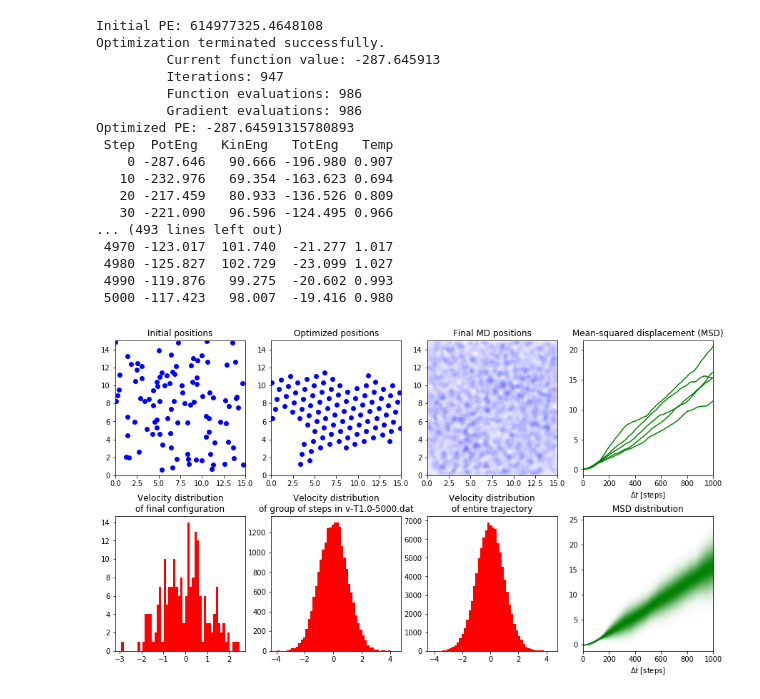
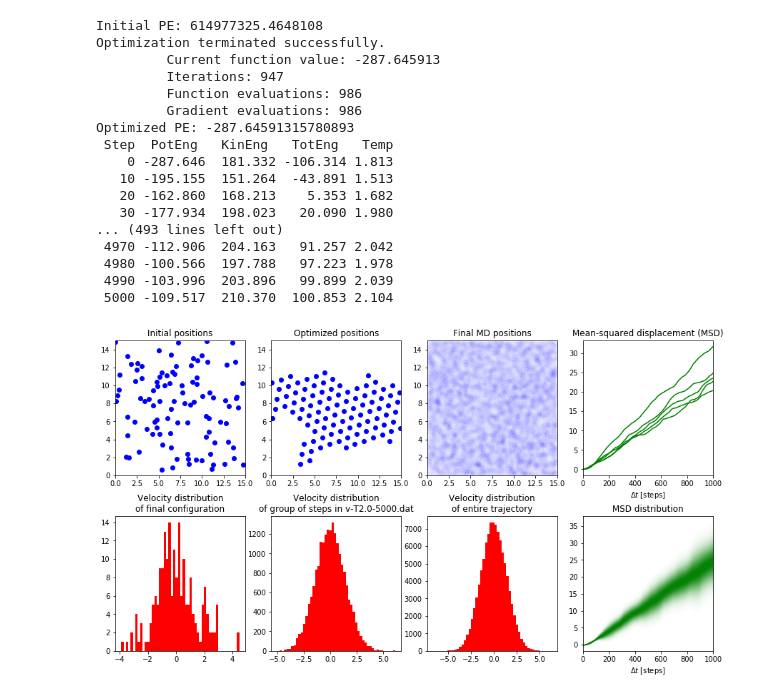
Before and after one commit to afsmorrow/mathmethodsmaterials, a Jupyter notebook: Lab 1/MD Lab 1.ipynb, the cells around one changed output. Saved outputs shown, nothing was run; the diff lists cells and outputs as text; code cells hidden in the pictures.

```diff
--- a/Lab 1/MD Lab 1.ipynb
+++ b/Lab 1/MD Lab 1.ipynb
@@ -9,7 +9,7 @@ import scipy.optimize as optim
 #Simulation parameters:
 L = 15.        #Simulation box size in reduced LJ units
 N = 100        #Number of particles in box
-T = 1.0        #Temperature in reduced LJ units
+T = 2.0        #Temperature in reduced LJ units
 nSteps = 5000  #Total number of time steps in simulation
 
 #Data collection parameters:
@@ -159,39 +159,39 @@ for iData, data in enumerate([velAll[-1], velGrouped[-1], velAll]):
 plt.sca(ax[0,3])
 plt.plot(tOutD, msdArr, 'g')
 plt.title('Mean-squared displacement (MSD)')
 plt.xlabel(r'$\Delta t$ [steps]')
 plt.xlim(0, tOutD[-1])
 
 #Plot MSD distribution:
 plt.sca(ax[1,3])
 msdMean = np.mean(msdArr, axis=1)
 msdStd = np.std(msdArr, axis=1)
 for nSigma in np.arange(3.,0.1,-0.1):
 	gaussVal = np.exp(-0.5*nSigma**2)
 	color = np.ones(3)*(1-gaussVal) + np.array([0,0.5,0])*gaussVal
 	plt.fill_between(tOutD, msdMean-nSigma*msdStd, msdMean+nSigma*msdStd, color=color)
 plt.title('MSD distribution')
 plt.xlabel(r'$\Delta t$ [steps]')
 plt.xlim(0, tOutD[-1])
 
 plt.savefig('MD-{:.1f}.png'.format(T), bbox_inches='tight')
 plt.show()
 # %% [output]
 Initial PE: 614977325.4648108
 Optimization terminated successfully.
          Current function value: -287.645913
          Iterations: 947
          Function evaluations: 986
          Gradient evaluations: 986
 Optimized PE: -287.64591315780893
  Step  PotEng   KinEng   TotEng   Temp
-    0 -287.646   90.666 -196.980 0.907
-   10 -232.976   69.354 -163.623 0.694
-   20 -217.459   80.933 -136.526 0.809
-   30 -221.090   96.596 -124.495 0.966
+    0 -287.646  181.332 -106.314 1.813
+   10 -195.155  151.264  -43.891 1.513
+   20 -162.860  168.213    5.353 1.682
+   30 -177.934  198.023   20.090 1.980
 ... (493 lines left out)
- 4970 -123.017  101.740  -21.277 1.017
- 4980 -125.827  102.729  -23.099 1.027
- 4990 -119.876   99.275  -20.602 0.993
- 5000 -117.423   98.007  -19.416 0.980
+ 4970 -112.906  204.163   91.257 2.042
+ 4980 -100.566  197.788   97.223 1.978
+ 4990 -103.996  203.896   99.899 2.039
+ 5000 -109.517  210.370  100.853 2.104
-[figure, old version]
+[figure, new version]
```
Also changed, not shown: 14 other files.
